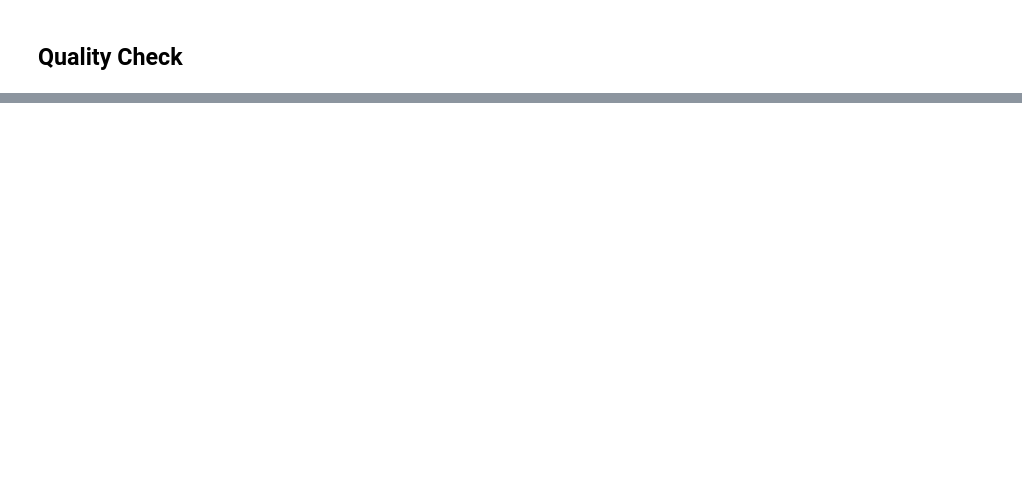
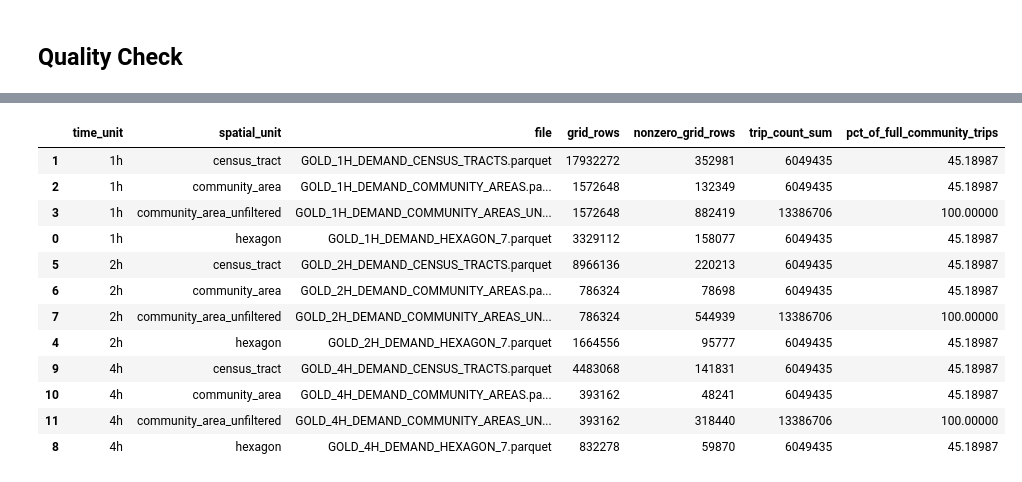
Before and after one commit to angfe/Group-3-AAA, a Jupyter notebook: notebooks/00_03_data_prep_gold.ipynb, the cells around one changed output, grey strips where cells are left out. Saved outputs shown, nothing was run; the diff lists cells and outputs as text; code cells hidden in the pictures; blank space fills up the shorter version.

Commit message:
some fixes with census tracks

```diff
--- a/notebooks/00_03_data_prep_gold.ipynb
+++ b/notebooks/00_03_data_prep_gold.ipynb
@@ -271,8 +285,8 @@ def create_hourly_weather_gold(
     if end_ts.tzinfo is not None:
         end_ts = end_ts.tz_convert("America/Chicago").tz_localize(None)
 
-    # Keep only observations in the effective taxi period.
-    df = df[(df["valid"] >= start_ts) & (df["valid"] <= end_ts)]
+    # Keep the same half-open interval used by the loader: [start, end).
+    df = df[(df["valid"] >= start_ts) & (df["valid"] < end_ts)]
     if df.empty:
         raise ValueError(
             f"No weather observations overlap the processing period {start_ts}..{end_ts}"
@@ -331,11 +345,12 @@ def create_hourly_weather_gold(
         .sort_index()
     )
 
-    # 6. Complete time_unit index from start to end.
+    # 6. Complete time_unit index; end_ts is exclusive.
     full_hourly_index = pd.date_range(
         start=start_ts,
         end=end_ts,
         freq=time_unit,
+        inclusive="left",
         name="valid_hour",
     )
 
@@ -1117,11 +1160,21 @@ else:
 # %% [output]
 Set GENERATE_H3_RESOLUTION_COMPARISON = True to build the res-7/res-9 datasets.
 # %%
+output_trip_totals = {}
+
 for time_unit, outputs in generated_outputs.items():
+    output_trip_totals[time_unit] = {}
     for spatial_unit, output_path in outputs.items():
         result = duckdb.sql(f"""
             SELECT COUNT(*) AS rows, SUM(trip_count) AS trips
             FROM read_parquet('{output_path}')
         """).fetchone()
+        output_trip_totals[time_unit][spatial_unit] = result[1]
         print(time_unit, spatial_unit, output_path.name, result)
+
+    filtered_totals = {
+        output_trip_totals[time_unit]["hexagon"],
+        output_trip_totals[time_unit]["census_tract"],
+        output_trip_totals[time_unit]["community_area"],
+    }
 # %% [output]
@@ -1176,0 +1237,53 @@ Null report for 1h: GOLD_1H_DEMAND_HEXAGON_7.parquet
+# %%
+trip_count_comparison_rows = []
+
+for time_unit, outputs in generated_outputs.items():
+    for spatial_unit, output_path in outputs.items():
+        grid_rows, trip_count_sum, nonzero_grid_rows = con.sql(f"""
+            SELECT
+                COUNT(*) AS grid_rows,
+                SUM(trip_count) AS trip_count_sum,
+                SUM(CASE WHEN trip_count > 0 THEN 1 ELSE 0 END) AS nonzero_grid_rows
+            FROM read_parquet('{output_path}')
+        """).fetchone()
+        trip_count_comparison_rows.append({
+            "time_unit": time_unit,
+            "spatial_unit": spatial_unit,
+            "file": output_path.name,
+            "grid_rows": grid_rows,
+            "nonzero_grid_rows": nonzero_grid_rows,
+            "trip_count_sum": trip_count_sum,
+        })
+
+trip_count_comparison = pd.DataFrame(trip_count_comparison_rows)
+community_full_totals = (
+    trip_count_comparison
+    .query("spatial_unit == 'community_area_unfiltered'")
+    .set_index("time_unit")["trip_count_sum"]
+)
+trip_count_comparison["pct_of_full_community_trips"] = (
+    100
+    * trip_count_comparison["trip_count_sum"]
+    / trip_count_comparison["time_unit"].map(community_full_totals)
+)
+
+filtered_units = ["hexagon", "census_tract", "community_area"]
+filtered_trip_totals = trip_count_comparison.query(
+    "spatial_unit in @filtered_units"
+)
+
+trip_count_comparison.sort_values(["time_unit", "spatial_unit"])
+# %% [output]
+|  | time_unit | spatial_unit | file | grid_rows | nonzero_grid_rows | trip_count_sum | pct_of_full_community_trips |
+| 1 | 1h | census_tract | GOLD_1H_DEMAND_CENSUS_TRACTS.parquet | 17932272 | 352981 | 6049435 | 45.18987 |
+| 2 | 1h | community_area | GOLD_1H_DEMAND_COMMUNITY_AREAS.pa... | 1572648 | 132349 | 6049435 | 45.18987 |
+| 3 | 1h | community_area_unfiltered | GOLD_1H_DEMAND_COMMUNITY_AREAS_UN... | 1572648 | 882419 | 13386706 | 100.00000 |
+| 0 | 1h | hexagon | GOLD_1H_DEMAND_HEXAGON_7.parquet | 3329112 | 158077 | 6049435 | 45.18987 |
+| 5 | 2h | census_tract | GOLD_2H_DEMAND_CENSUS_TRACTS.parquet | 8966136 | 220213 | 6049435 | 45.18987 |
+| 6 | 2h | community_area | GOLD_2H_DEMAND_COMMUNITY_AREAS.pa... | 786324 | 78698 | 6049435 | 45.18987 |
+| 7 | 2h | community_area_unfiltered | GOLD_2H_DEMAND_COMMUNITY_AREAS_UN... | 786324 | 544939 | 13386706 | 100.00000 |
+| 4 | 2h | hexagon | GOLD_2H_DEMAND_HEXAGON_7.parquet | 1664556 | 95777 | 6049435 | 45.18987 |
+| 9 | 4h | census_tract | GOLD_4H_DEMAND_CENSUS_TRACTS.parquet | 4483068 | 141831 | 6049435 | 45.18987 |
+| 10 | 4h | community_area | GOLD_4H_DEMAND_COMMUNITY_AREAS.pa... | 393162 | 48241 | 6049435 | 45.18987 |
+| 11 | 4h | community_area_unfiltered | GOLD_4H_DEMAND_COMMUNITY_AREAS_UN... | 393162 | 318440 | 13386706 | 100.00000 |
+| 8 | 4h | hexagon | GOLD_4H_DEMAND_HEXAGON_7.parquet | 832278 | 59870 | 6049435 | 45.18987 |
```
Also changed, not shown: parts of 9 cells of this notebook, 13 other files.
